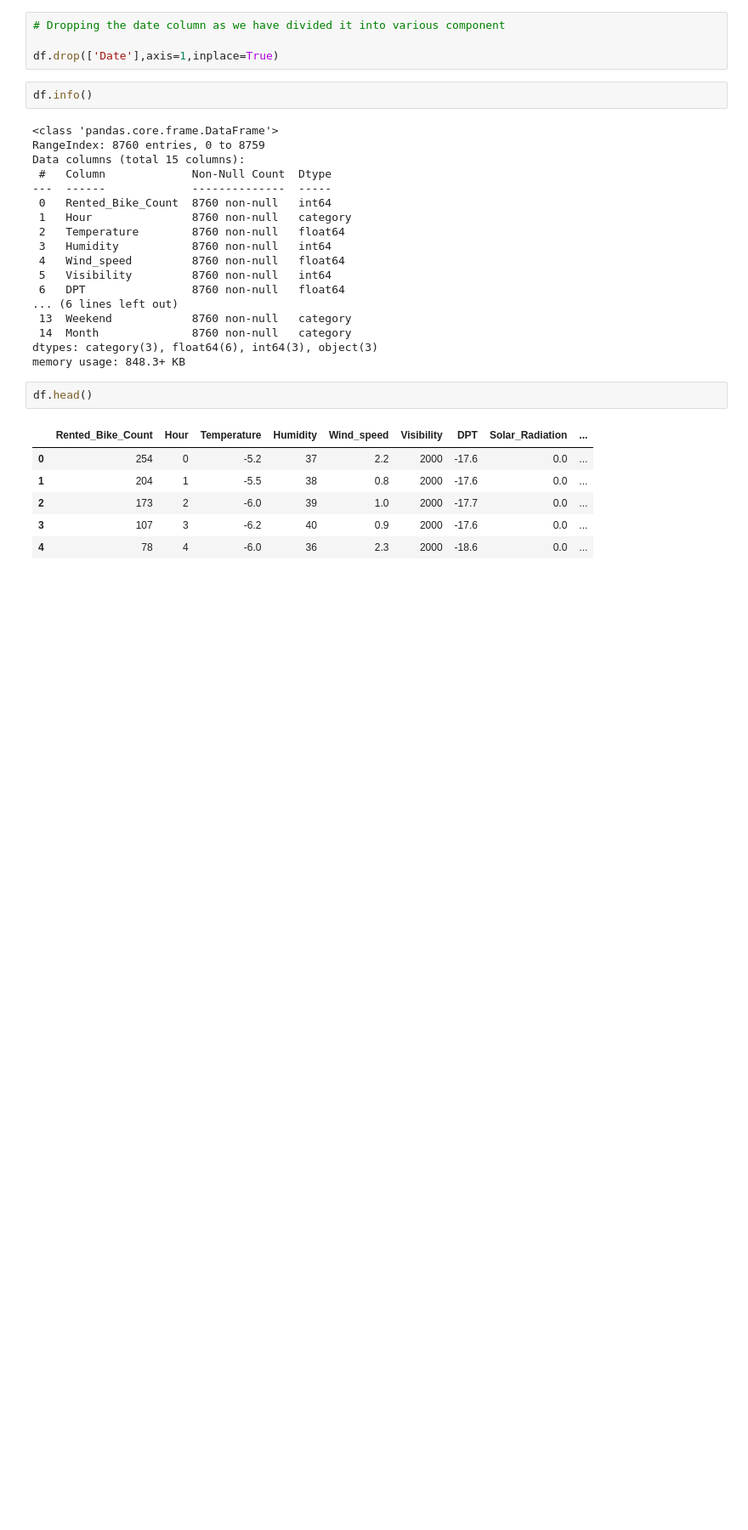
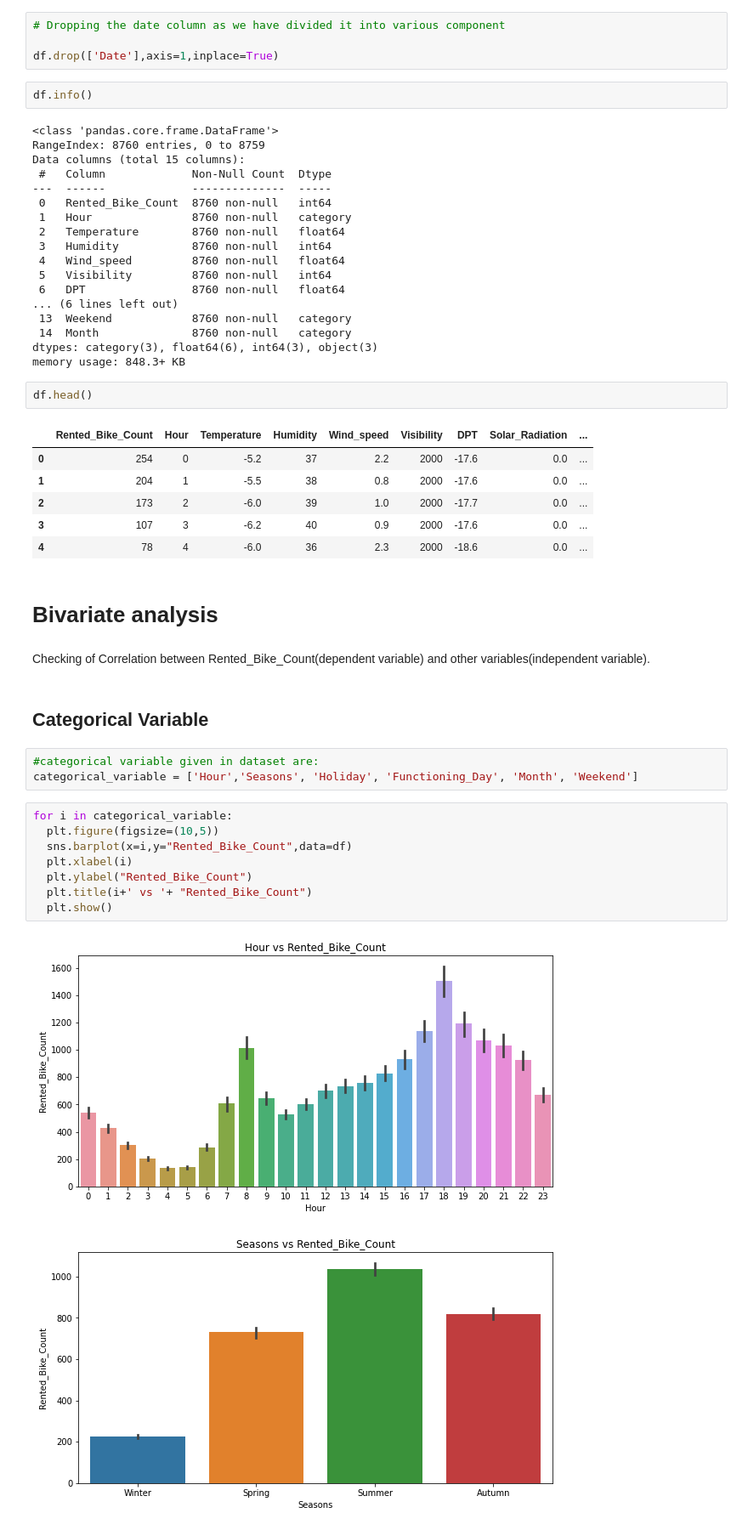
Before and after one commit to Ajinkya-dak/Bike-Sharing-Demand-Prediction, a Jupyter notebook: Bike_Sharing_Demand_Prediction.ipynb, the cells around one changed output. Shown: that part at 85% size. Cells and saved outputs as stored; diff of their text form; blank space fills up the shorter version.

```diff
--- a/Bike_Sharing_Demand_Prediction.ipynb
+++ b/Bike_Sharing_Demand_Prediction.ipynb
@@ -216,3 +216,23 @@ df.head()
 | 2 | 173 | 2 | -6.0 | 39 | 1.0 | 2000 | -17.7 | 0.0 | ... |
 | 3 | 107 | 3 | -6.2 | 40 | 0.9 | 2000 | -17.6 | 0.0 | ... |
 | 4 | 78 | 4 | -6.0 | 36 | 2.3 | 2000 | -18.6 | 0.0 | ... |
+# %% [markdown]
+# **Bivariate analysis**
+# %% [markdown]
+Checking of Correlation between Rented_Bike_Count(dependent variable) and other variables(independent variable).
+# %% [markdown]
+## **Categorical Variable**
+# %%
+#categorical variable given in dataset are:
+categorical_variable = ['Hour','Seasons', 'Holiday', 'Functioning_Day', 'Month', 'Weekend']
+# %%
+for i in categorical_variable:
+  plt.figure(figsize=(10,5))
+  sns.barplot(x=i,y="Rented_Bike_Count",data=df)
+  plt.xlabel(i)
+  plt.ylabel("Rented_Bike_Count")
+  plt.title(i+' vs '+ "Rented_Bike_Count")
+  plt.show()
+# %% [output]
+[figure, added]
+[figure, added]
```
Also changed, not shown: parts of 5 cells of this notebook.
